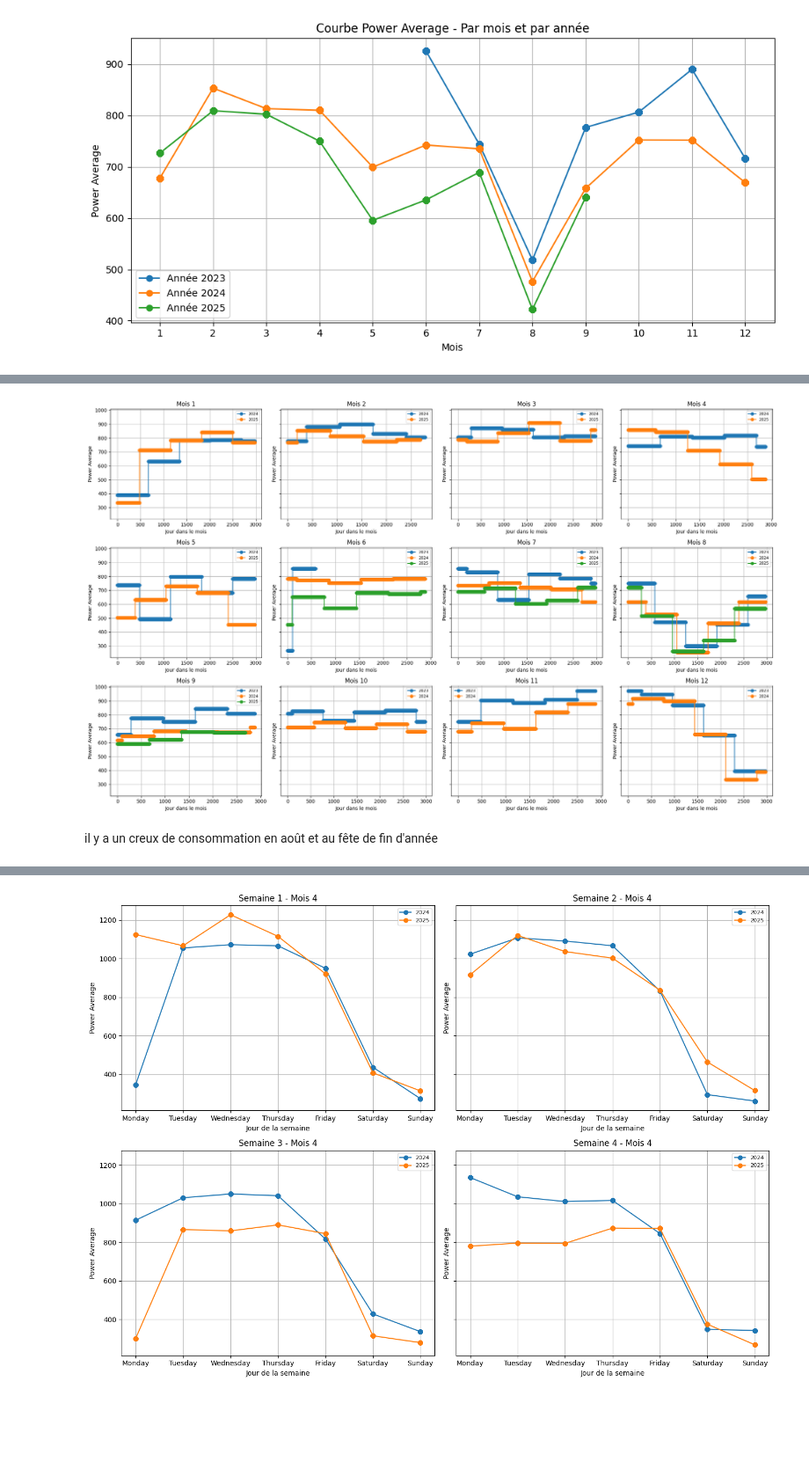
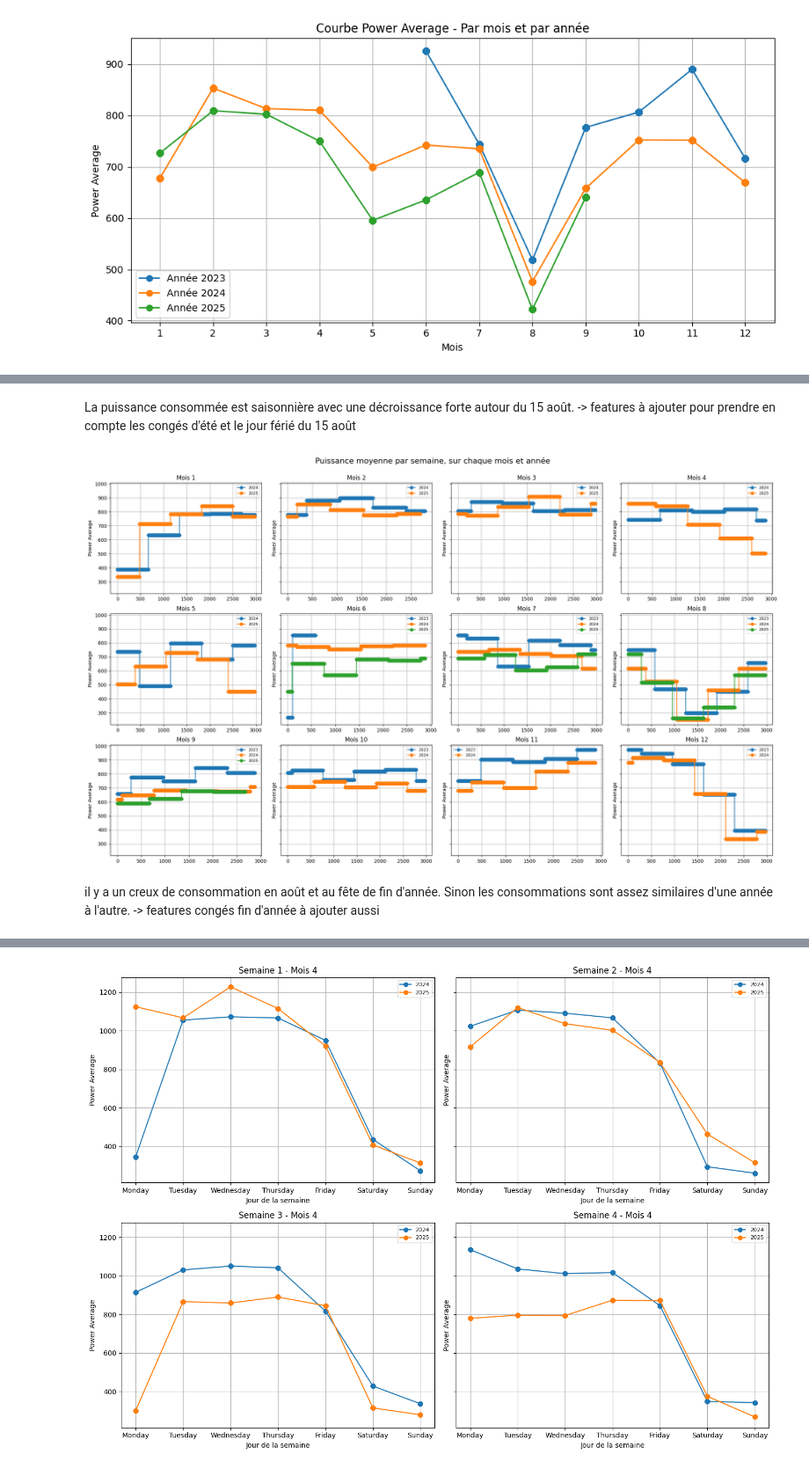
Before and after one commit to Tiphainell/RTE_Consumption_forecast, a Jupyter notebook: Notebooks/Exploration.ipynb, the cells around one changed output, grey strips where cells are left out. Shown at 88% size. Drawn from its saved outputs; the diff is of its cells as text; code cells hidden in the pictures; blank space fills up the shorter version.

```diff
--- a/Notebooks/Exploration.ipynb
+++ b/Notebooks/Exploration.ipynb
@@ -92,26 +90,0 @@ plt.show()
-# %%
-# Boucle sur chaque année
-# Filtrer pour le mois choisi (ici juillet)
-selected_month = 1
-df_month = data_power[data_power["month"] == selected_month].copy()
-
-for year in sorted(df_month ["year"].unique()):
-    df_year = df_month [df_month ["year"] == year].reset_index(drop=True)
-
-    plt.plot(                # axe x : dates
-        df_year["average_imported_power_kw_day_avg"],   # axe y : puissance
-        marker='o',
-        linestyle='-',
-        label=f"Année {year}"
-    )
-
-plt.title(f"Courbes Power Average - Mois {selected_month}")# Ajouter colonnes year et month si pas déjà présentes
-data_power["year"] = data_power["start_date"].dt.year
-data_power["month"] = data_power["start_date"].dt.month
-plt.xlabel("Date")
-plt.ylabel("Power Average")
-plt.grid(True)
-plt.legend()
-plt.xticks(rotation=45)
-plt.tight_layout()
-plt.show()
@@ -120,33 +91,36 @@ plt.show()
+# %% [markdown]
+La puissance consommée est saisonnière avec une décroissance forte autour du 15 août. -> features à ajouter pour prendre en compte les congés d'été et le jour férié du 15 août
 # %%
-# Créer la figure avec 12 sous-graphes
+# Analyse de la puissance moyenne par semaine sur chaque mois
 fig, axes = plt.subplots(3, 4, figsize=(20, 12), sharey=True)  # 3 lignes, 4 colonnes
 
 for month in range(1, 13):
     ax = axes[(month-1)//4, (month-1)%4]  # Sélection du subplot
 
     # Filtrer pour le mois courant
     df_month = data_power[data_power["month"] == month]
 
     # Boucle sur chaque année
     for year in sorted(df_month["year"].unique()):
         df_year = df_month[df_month["year"] == year].reset_index(drop=True)
 
         ax.plot(
             df_year["average_imported_power_kw_week_avg"],
             marker='o',
             linestyle='-',
             label=f"{year}"
         )
 
     ax.set_title(f"Mois {month}")
-    ax.set_xlabel("Jour dans le mois")
     ax.set_ylabel("Power Average")
     ax.grid(True)
     ax.legend(fontsize=8)
 
 plt.tight_layout()
+fig.suptitle("Puissance moyenne par semaine, sur chaque mois et année", fontsize=16)
+plt.subplots_adjust(top=0.92)
 plt.show()
 # %% [output]
-[figure, old version]
+[figure, new version]
 # %% [markdown]
-il y a un creux de consommation en août et au fête de fin d'année
+il y a un creux de consommation en août et au fête de fin d'année. Sinon les consommations sont assez similaires d'une année à l'autre. -> features congés fin d'année à ajouter aussi
```
Also changed, not shown: parts of 18 cells of this notebook, 16 other files.
